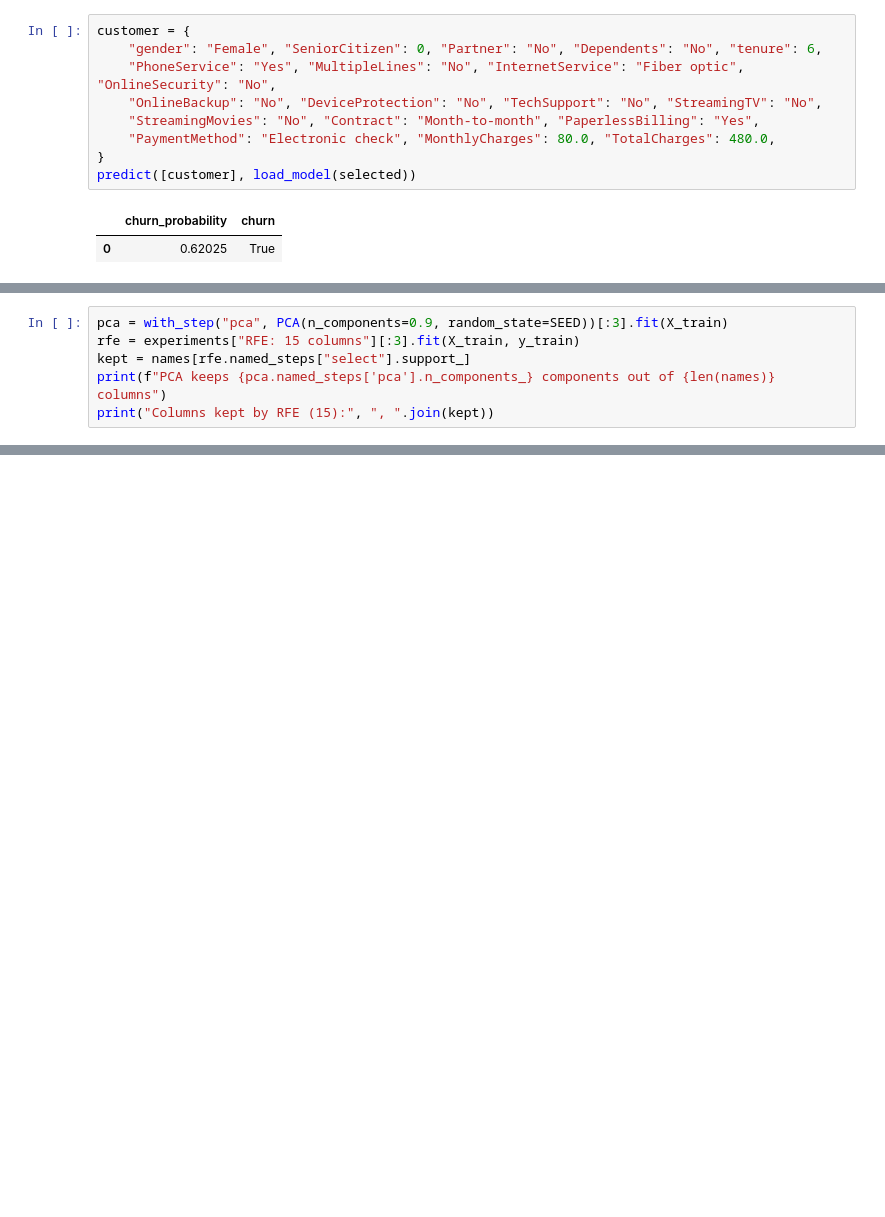
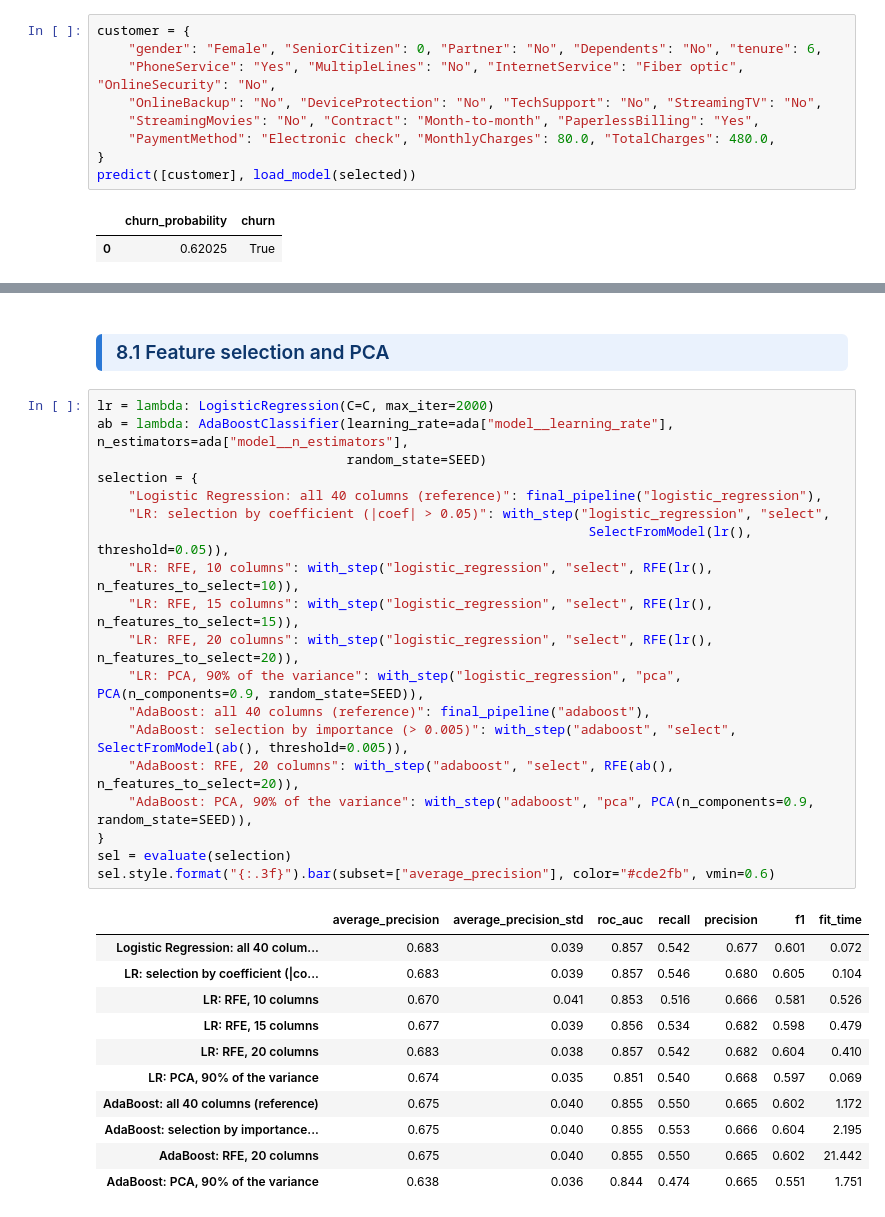
Before and after one commit to ghriadh/customer-churn-end-to-end, a Jupyter notebook: notebooks/customer_churn.ipynb, the cells around one changed output, grey strips where cells are left out. Cells and saved outputs as stored; diff of their text form; blank space fills up the shorter version.

Commit message:
Notebook: colours, model screening, CV confusion matrices, more exploration and experiments
Co-Authored-By: Claude Opus 5.5 <noreply@anthropic.com>

```diff
--- a/notebooks/customer_churn.ipynb
+++ b/notebooks/customer_churn.ipynb
@@ -803,6 +1065,0 @@ extra.astype(float).style.format("{:.3f}").highlight_max(subset=["average_precis
-# %%
-pca = with_step("pca", PCA(n_components=0.9, random_state=SEED))[:3].fit(X_train)
-rfe = experiments["RFE: 15 columns"][:3].fit(X_train, y_train)
-kept = names[rfe.named_steps["select"].support_]
-print(f"PCA keeps {pca.named_steps['pca'].n_components_} components out of {len(names)} columns")
-print("Columns kept by RFE (15):", ", ".join(kept))
@@ -820,0 +1104,33 @@ data, not from the choice of algorithm. The simple, explainable logistic regress
+# %% [markdown]
+<h3 style="background: #eaf2fd; color: #0d366b; border-left: 6px solid #2a78d6; padding: 6px 14px; border-radius: 6px;">8.1 Feature selection and PCA</h3>
+# %%
+lr = lambda: LogisticRegression(C=C, max_iter=2000)
+ab = lambda: AdaBoostClassifier(learning_rate=ada["model__learning_rate"], n_estimators=ada["model__n_estimators"],
+                                random_state=SEED)
+selection = {
+    "Logistic Regression: all 40 columns (reference)": final_pipeline("logistic_regression"),
+    "LR: selection by coefficient (|coef| > 0.05)": with_step("logistic_regression", "select",
+                                                               SelectFromModel(lr(), threshold=0.05)),
+    "LR: RFE, 10 columns": with_step("logistic_regression", "select", RFE(lr(), n_features_to_select=10)),
+    "LR: RFE, 15 columns": with_step("logistic_regression", "select", RFE(lr(), n_features_to_select=15)),
+    "LR: RFE, 20 columns": with_step("logistic_regression", "select", RFE(lr(), n_features_to_select=20)),
+    "LR: PCA, 90% of the variance": with_step("logistic_regression", "pca", PCA(n_components=0.9, random_state=SEED)),
+    "AdaBoost: all 40 columns (reference)": final_pipeline("adaboost"),
+    "AdaBoost: selection by importance (> 0.005)": with_step("adaboost", "select", SelectFromModel(ab(), threshold=0.005)),
+    "AdaBoost: RFE, 20 columns": with_step("adaboost", "select", RFE(ab(), n_features_to_select=20)),
+    "AdaBoost: PCA, 90% of the variance": with_step("adaboost", "pca", PCA(n_components=0.9, random_state=SEED)),
+}
+sel = evaluate(selection)
+sel.style.format("{:.3f}").bar(subset=["average_precision"], color="#cde2fb", vmin=0.6)
+# %% [output]
+|  | average_precision | average_precision_std | roc_auc | recall | precision | f1 | fit_time |
+| Logistic Regression: all 40 colum... | 0.683 | 0.039 | 0.857 | 0.542 | 0.677 | 0.601 | 0.072 |
+| LR: selection by coefficient (|co... | 0.683 | 0.039 | 0.857 | 0.546 | 0.680 | 0.605 | 0.104 |
+| LR: RFE, 10 columns | 0.670 | 0.041 | 0.853 | 0.516 | 0.666 | 0.581 | 0.526 |
+| LR: RFE, 15 columns | 0.677 | 0.039 | 0.856 | 0.534 | 0.682 | 0.598 | 0.479 |
+| LR: RFE, 20 columns | 0.683 | 0.038 | 0.857 | 0.542 | 0.682 | 0.604 | 0.410 |
+| LR: PCA, 90% of the variance | 0.674 | 0.035 | 0.851 | 0.540 | 0.668 | 0.597 | 0.069 |
+| AdaBoost: all 40 columns (reference) | 0.675 | 0.040 | 0.855 | 0.550 | 0.665 | 0.602 | 1.172 |
+| AdaBoost: selection by importance... | 0.675 | 0.040 | 0.855 | 0.553 | 0.666 | 0.604 | 2.195 |
+| AdaBoost: RFE, 20 columns | 0.675 | 0.040 | 0.855 | 0.550 | 0.665 | 0.602 | 21.442 |
+| AdaBoost: PCA, 90% of the variance | 0.638 | 0.036 | 0.844 | 0.474 | 0.665 | 0.551 | 1.751 |
```
Also changed, not shown: parts of 107 cells of this notebook, 1 other file.
